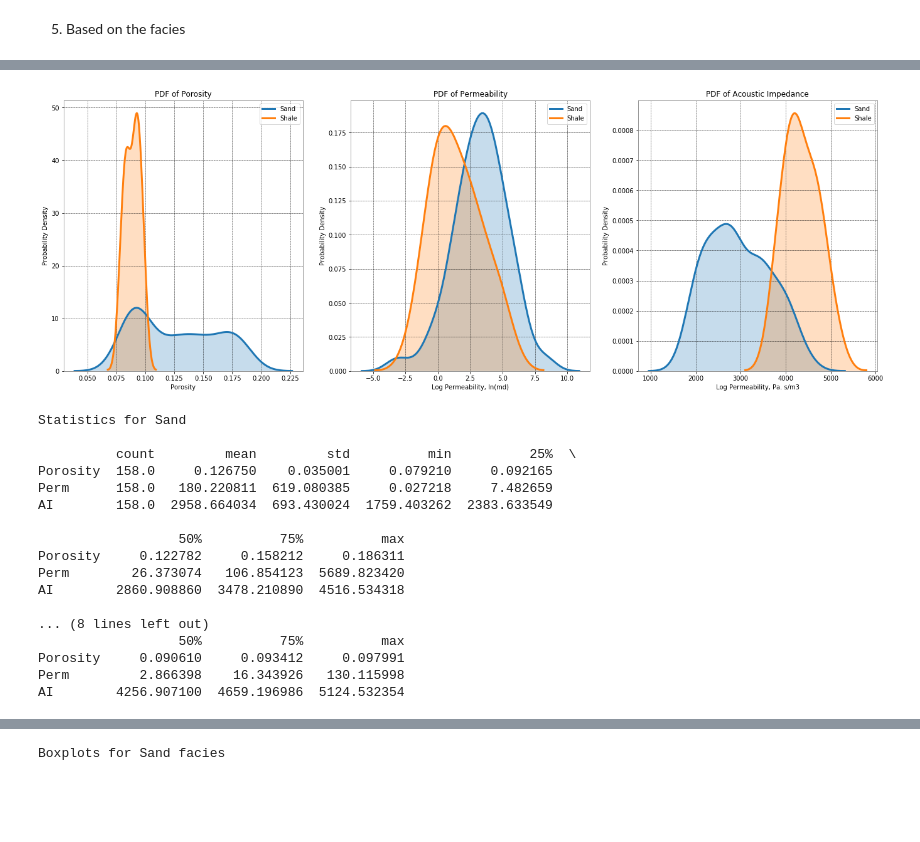
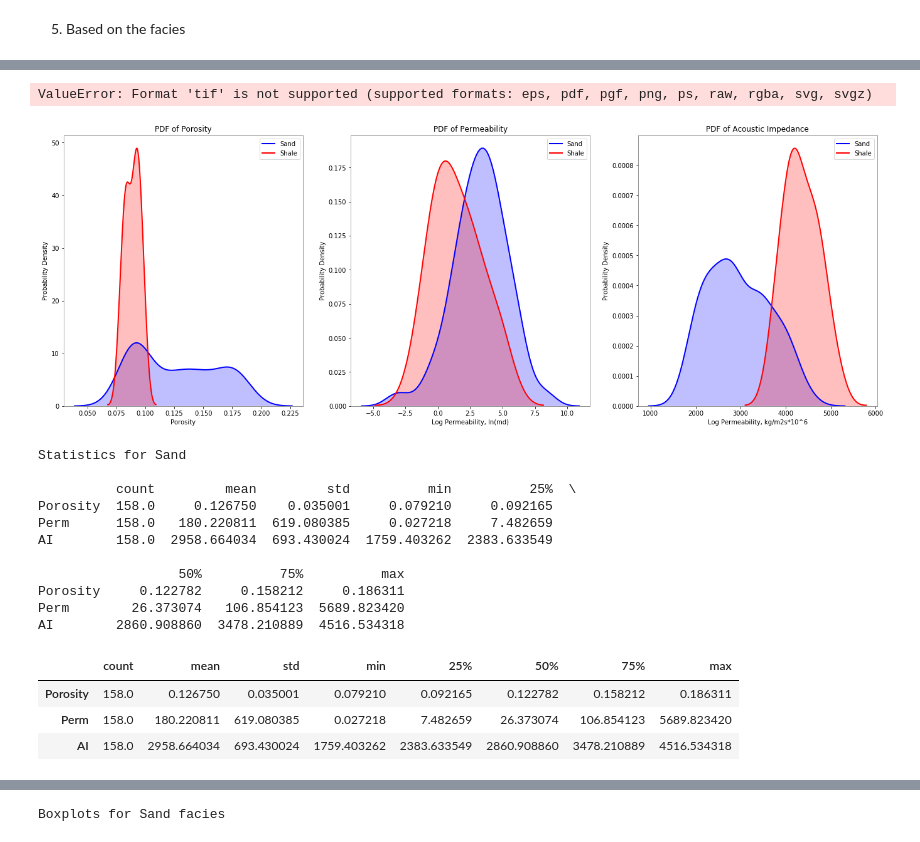
Before and after one commit to geomodeller/GS_1, a Jupyter notebook: Team_4_Project_1.ipynb, the cells around one changed output, grey strips where cells are left out. Drawn from its saved outputs; the diff is of its cells as text; code cells hidden in the pictures; blank space fills up the shorter version.

Commit message:
output the by-facies summary statistics in table

```diff
--- a/Team_4_Project_1.ipynb
+++ b/Team_4_Project_1.ipynb
@@ -299,8 +303,8 @@ Fmin = 0; Fmax = 1
 
 plt.subplot(131)
 
-sns.distplot(df_sand['Porosity'], hist = False, kde = True, kde_kws ={'shade': True, 'linewidth': 3}, label = 'Sand' )
-sns.distplot(df_shale['Porosity'], hist = False, kde = True, kde_kws ={'shade': True, 'linewidth': 3}, label = 'Shale' )
+sns.distplot(df_sand['Porosity'], hist = False, kde = True, kde_kws ={'shade': True, 'linewidth': 2}, color = 'blue', label = 'Sand' )
+sns.distplot(df_shale['Porosity'], hist = False, kde = True, kde_kws ={'shade': True, 'linewidth': 2}, color = 'red', label = 'Shale' )
 
 plt.title('PDF of Porosity')
 plt.xlabel('Porosity')
@@ -308,51 +312,49 @@ plt.ylabel('Probability Density')
 ax = plt.gca(); ax.set_facecolor('w');
 ax.spines['bottom'].set_color('0.5'); ax.spines['top'].set_color('0.5');
 ax.spines['right'].set_color('0.5'); ax.spines['left'].set_color('0.5');
-plt.grid('on',color='k', linestyle='--', linewidth=0.5)
+#plt.grid('on',color='k', linestyle='--', linewidth=0.5)
 
 plt.subplot(132)
 
-sns.distplot(np.log(df_sand['Perm']), hist = False, kde = True, kde_kws ={'shade': True, 'linewidth': 3}, label = 'Sand' )
-sns.distplot(np.log(df_shale['Perm']), hist = False, kde = True, kde_kws ={'shade': True, 'linewidth': 3}, label = 'Shale' )
+sns.distplot(np.log(df_sand['Perm']), hist = False, kde = True, kde_kws ={'shade': True, 'linewidth': 2}, color = 'blue', label = 'Sand' )
+sns.distplot(np.log(df_shale['Perm']), hist = False, kde = True, kde_kws ={'shade': True, 'linewidth': 2}, color = 'red', label = 'Shale' )
 
 plt.title('PDF of Permeability')
 plt.xlabel('Log Permeability, ln(md)')
 plt.ylabel('Probability Density')
 ax = plt.gca(); ax.set_facecolor('w');
 ax.spines['bottom'].set_color('0.5'); ax.spines['top'].set_color('0.5');
 ax.spines['right'].set_color('0.5'); ax.spines['left'].set_color('0.5');
-plt.grid('on',color='k', linestyle='--', linewidth=0.5)
+#plt.grid('on',color='k', linestyle='--', linewidth=0.5)
 
 plt.subplot(133)
 
-sns.distplot(df_sand['AI'], hist = False, kde = True, kde_kws ={'shade': True, 'linewidth': 3}, label = 'Sand' )
-sns.distplot(df_shale['AI'], hist = False, kde = True, kde_kws ={'shade': True, 'linewidth': 3}, label = 'Shale' )
+sns.distplot(df_sand['AI'], hist = False, kde = True, kde_kws ={'shade': True, 'linewidth': 2}, color = 'blue', label = 'Sand' )
+sns.distplot(df_shale['AI'], hist = False, kde = True, kde_kws ={'shade': True, 'linewidth': 2}, color = 'red', label = 'Shale' )
 
 plt.title('PDF of Acoustic Impedance')
 plt.xlabel('Log Permeability, kg/m2s*10^6')
 plt.ylabel('Probability Density')
 ax = plt.gca(); ax.set_facecolor('w');
 ax.spines['bottom'].set_color('0.5'); ax.spines['top'].set_color('0.5');
 ax.spines['right'].set_color('0.5'); ax.spines['left'].set_color('0.5');
-plt.grid('on',color='k', linestyle='--', linewidth=0.5)
+#plt.grid('on',color='k', linestyle='--', linewidth=0.5)
 
 
 
 plt.subplots_adjust(left=0.0, bottom=0.0, right=3.0, top=1.5, wspace=0.2, hspace=0.1)
 
 plt.savefig('hist_Porosity_Multiple_bins.tif',dpi=600,bbox_inches="tight")
 plt.show()
 # %% [output]
+ValueError: Format 'tif' is not supported (supported formats: eps, pdf, pgf, png, ps, raw, rgba, svg, svgz)
-[figure, old version]
+[figure, new version]
 # %%
 # Statistics
 
 print('Statistics for Sand\n')
 print(df_sand.iloc[:,3:6].describe().transpose())
-
-
-print('\n\nStatistics for Shale\n')
-print(df_shale.iloc[:,3:6].describe().transpose())
+df_sand.describe().transpose().iloc[3:6]
 # %% [output]
 Statistics for Sand
 
@@ -364,10 +366,8 @@ AI        158.0  2958.664034  693.430024  1759.403262  2383.633549
                   50%          75%          max
 Porosity     0.122782     0.158212     0.186311
 Perm        26.373074   106.854123  5689.823420
-AI        2860.908860  3478.210890  4516.534318
-
-... (8 lines left out)
-                  50%          75%          max
-Porosity     0.090610     0.093412     0.097991
-Perm         2.866398    16.343926   130.115998
-AI        4256.907100  4659.196986  5124.532354
+AI        2860.908860  3478.210889  4516.534318
+|  | count | mean | std | min | 25% | 50% | 75% | max |
+| Porosity | 158.0 | 0.126750 | 0.035001 | 0.079210 | 0.092165 | 0.122782 | 0.158212 | 0.186311 |
+| Perm | 158.0 | 180.220811 | 619.080385 | 0.027218 | 7.482659 | 26.373074 | 106.854123 | 5689.823420 |
+| AI | 158.0 | 2958.664034 | 693.430024 | 1759.403262 | 2383.633549 | 2860.908860 | 3478.210889 | 4516.534318 |
```
Also changed, not shown: parts of 12 cells of this notebook.
